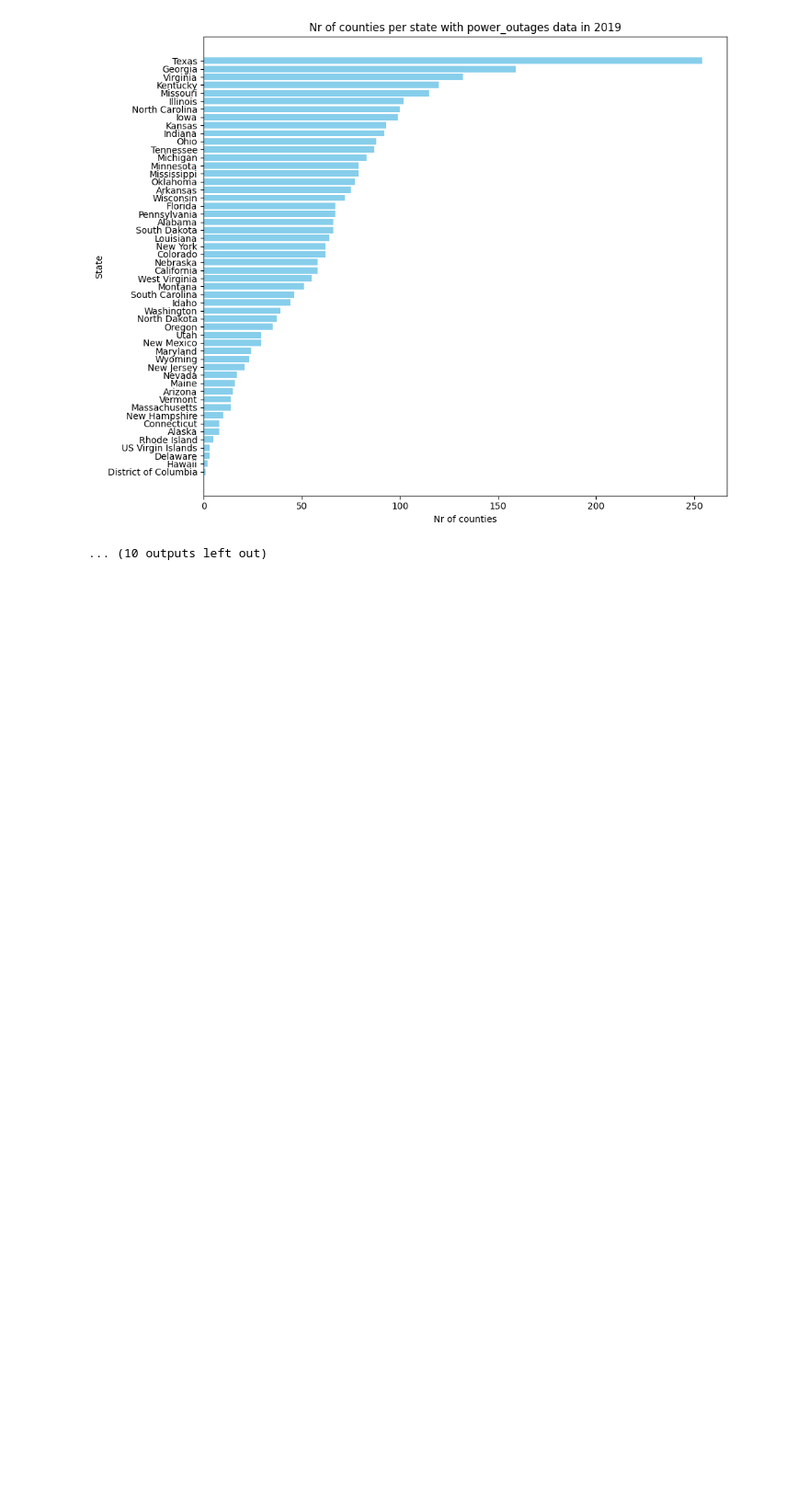
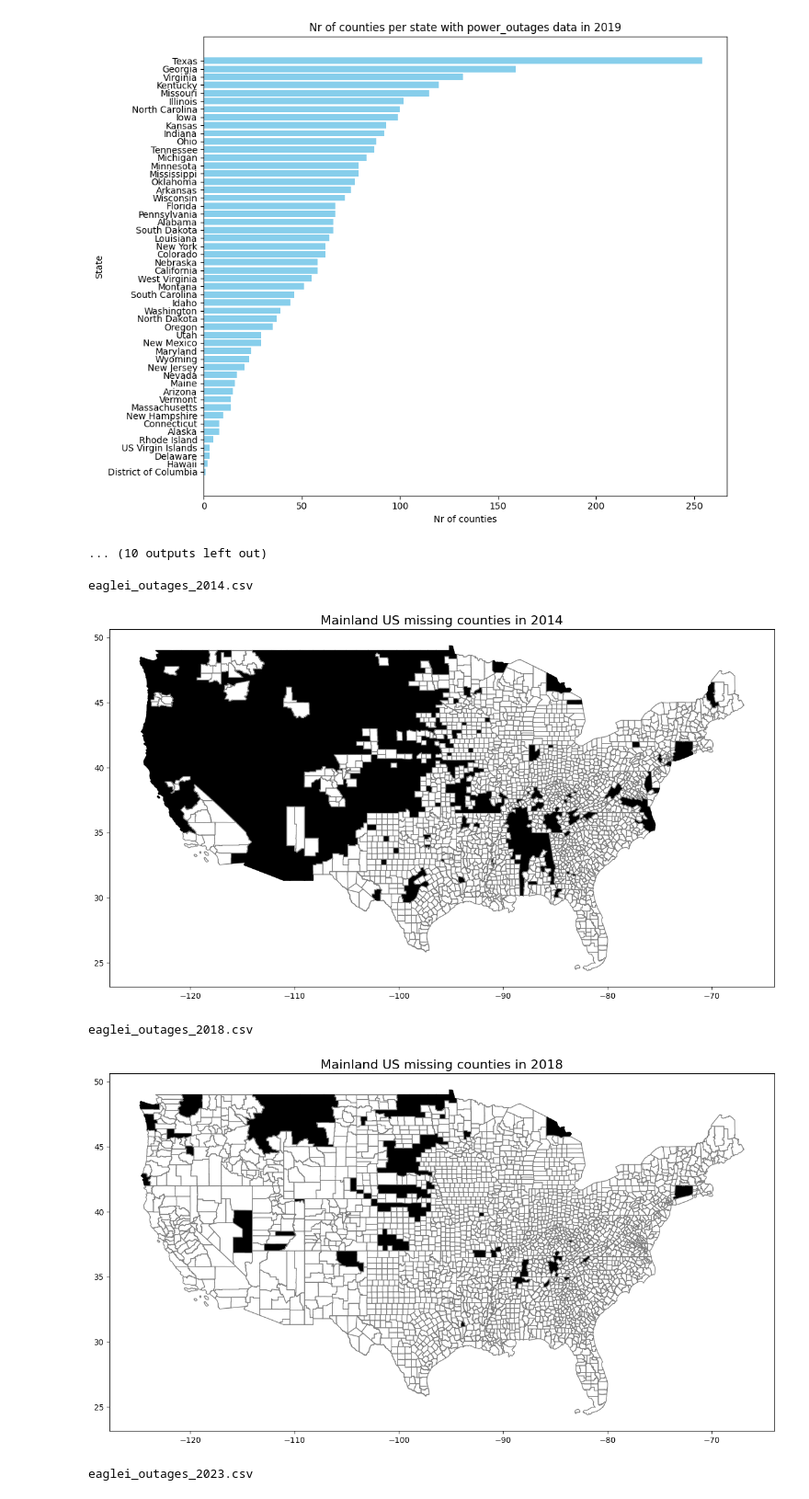
Before and after one commit to kwiatkowskaa/PowerOutage_Prediction, a Jupyter notebook: notebooks/01_data_preprocessing.ipynb, the cells around one changed output. Shown at 92% size. Drawn from its saved outputs; the diff is of its cells as text; code cells hidden in the pictures; blank space fills up the shorter version.

```diff
--- a/notebooks/01_data_preprocessing.ipynb
+++ b/notebooks/01_data_preprocessing.ipynb
@@ -174,0 +220,10 @@ eaglei_outages_2019.csv
+# %%
+missingCountyMap(2014)
+missingCountyMap(2018)
+missingCountyMap(2023)
+# %% [output]
+eaglei_outages_2014.csv
+[figure, added]
+eaglei_outages_2018.csv
+[figure, added]
+eaglei_outages_2023.csv
```
Also changed, not shown: parts of 9 cells of this notebook.
